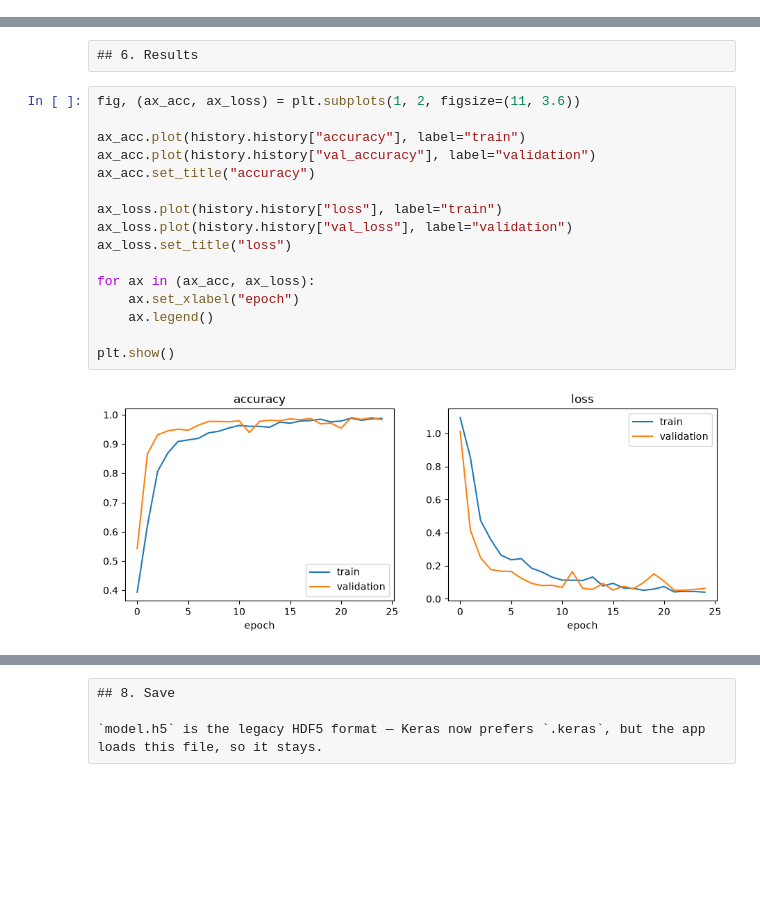
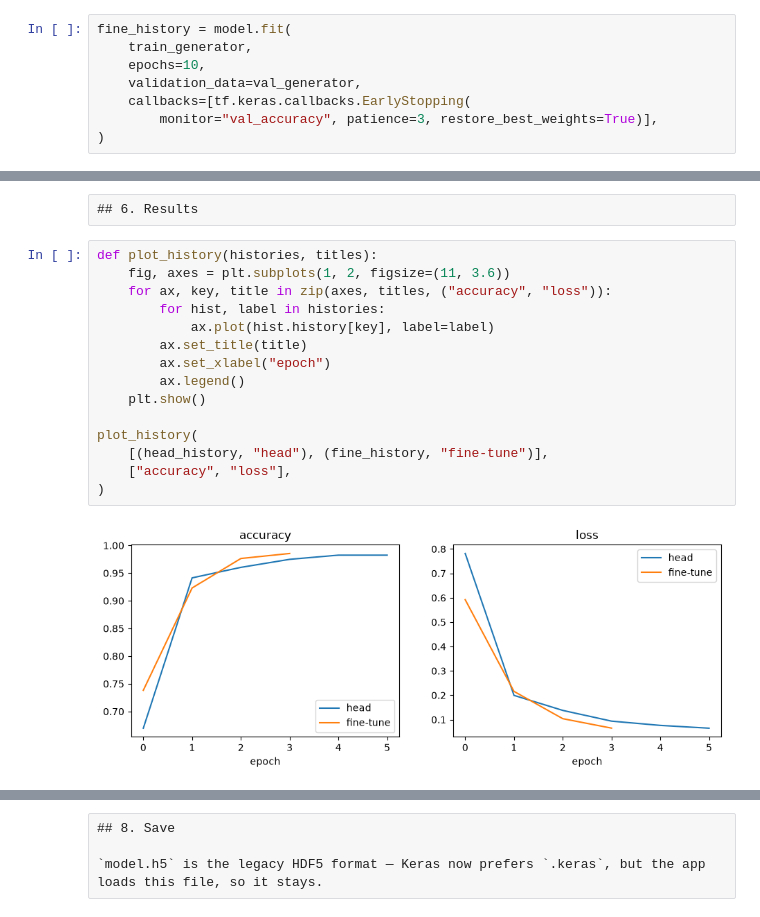
Before and after one commit to BathisJA/Image-Detection_Dicoding-Bootcamp, a Jupyter notebook: model.ipynb, the cells around one changed output, grey strips where cells are left out. Saved outputs shown, nothing was run; the diff lists cells and outputs as text; blank space fills up the shorter version.

```diff
--- a/model.ipynb
+++ b/model.ipynb
@@ -178,0 +209,8 @@ Epoch 5/25
+# %%
+fine_history = model.fit(
+    train_generator,
+    epochs=10,
+    validation_data=val_generator,
+    callbacks=[tf.keras.callbacks.EarlyStopping(
+        monitor="val_accuracy", patience=3, restore_best_weights=True)],
+)
@@ -179,23 +226,22 @@ Epoch 5/25
 # %% [raw]
 ## 6. Results
-# %%
-fig, (ax_acc, ax_loss) = plt.subplots(1, 2, figsize=(11, 3.6))
-
-ax_acc.plot(history.history["accuracy"], label="train")
-ax_acc.plot(history.history["val_accuracy"], label="validation")
-ax_acc.set_title("accuracy")
-
-ax_loss.plot(history.history["loss"], label="train")
-ax_loss.plot(history.history["val_loss"], label="validation")
-ax_loss.set_title("loss")
-
-for ax in (ax_acc, ax_loss):
-    ax.set_xlabel("epoch")
-    ax.legend()
-
-plt.show()
-# %% [output]
-[figure, removed]
+# %%
+def plot_history(histories, titles):
+    fig, axes = plt.subplots(1, 2, figsize=(11, 3.6))
+    for ax, key, title in zip(axes, titles, ("accuracy", "loss")):
+        for hist, label in histories:
+            ax.plot(hist.history[key], label=label)
+        ax.set_title(title)
+        ax.set_xlabel("epoch")
+        ax.legend()
+    plt.show()
+
+plot_history(
+    [(head_history, "head"), (fine_history, "fine-tune")],
+    ["accuracy", "loss"],
+)
+# %% [output]
+[figure, added]
 # %%
 val_loss, val_acc = model.evaluate(val_generator, verbose=0)
 print(f"validation accuracy: {val_acc:.1%}")
```
Also changed, not shown: parts of 16 cells of this notebook, 6 other files.
